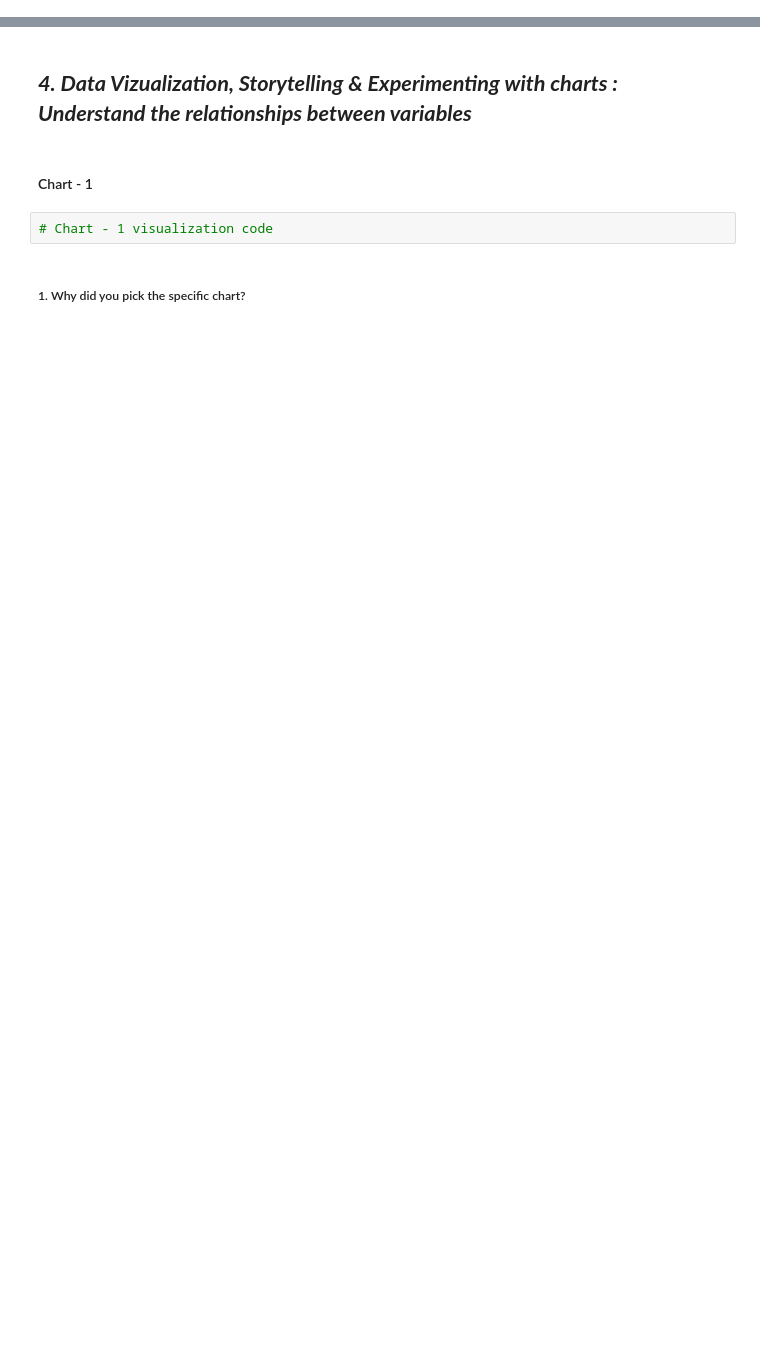
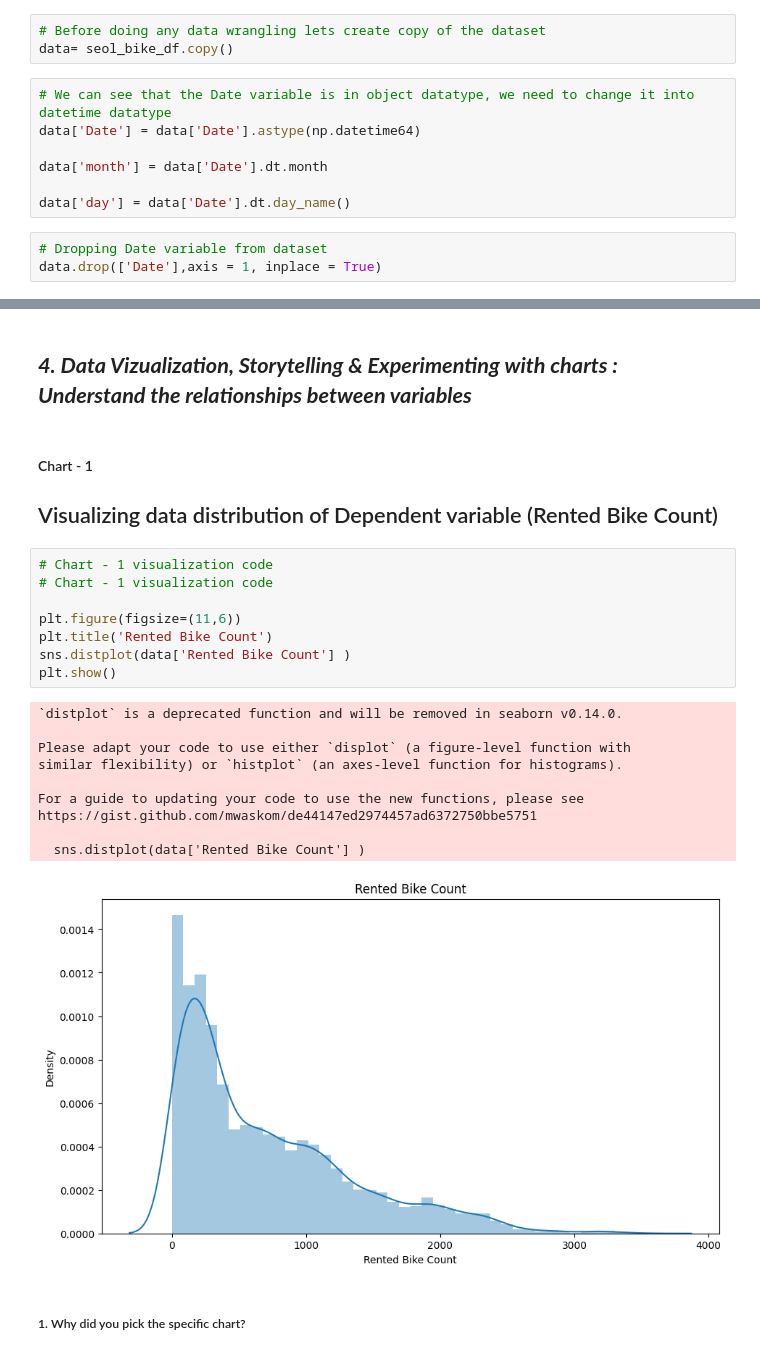
Before and after one commit to abhiwavhal/BIKE-SHARING-DEMAND-PREDICTION, a Jupyter notebook: Bike_Shearing_Demand_Prediction.ipynb, the cells around one changed output, grey strips where cells are left out. Saved outputs shown, nothing was run; the diff lists cells and outputs as text; blank space fills up the shorter version.

```diff
--- a/Bike_Shearing_Demand_Prediction.ipynb
+++ b/Bike_Shearing_Demand_Prediction.ipynb
@@ -157,0 +338,13 @@ Answer Here
+# %%
+# Before doing any data wrangling lets create copy of the dataset
+data= seol_bike_df.copy()
+# %%
+# We can see that the Date variable is in object datatype, we need to change it into datetime datatype
+data['Date'] = data['Date'].astype(np.datetime64)
+
+data['month'] = data['Date'].dt.month
+
+data['day'] = data['Date'].dt.day_name()
+# %%
+# Dropping Date variable from dataset
+data.drop(['Date'],axis = 1, inplace = True)
@@ -162,8 +400,26 @@ Answer Here.
 # %% [markdown]
 ## ***4. Data Vizualization, Storytelling & Experimenting with charts : Understand the relationships between variables***
-# %% [markdown]
-#### Chart - 1
-# %%
-# Chart - 1 visualization code
+# %% [markdown]
+#### Chart - 1
+## Visualizing data distribution of Dependent variable (Rented Bike Count)
+# %%
+# Chart - 1 visualization code
+# Chart - 1 visualization code
+
+plt.figure(figsize=(11,6))
+plt.title('Rented Bike Count')
+sns.distplot(data['Rented Bike Count'] )
+plt.show()
+# %% [output]
+`distplot` is a deprecated function and will be removed in seaborn v0.14.0.
+
+Please adapt your code to use either `displot` (a figure-level function with
+similar flexibility) or `histplot` (an axes-level function for histograms).
+
+For a guide to updating your code to use the new functions, please see
+https://gist.github.com/mwaskom/de44147ed2974457ad6372750bbe5751
+
+  sns.distplot(data['Rented Bike Count'] )
+[figure, added]
 # %% [markdown]
 ##### 1. Why did you pick the specific chart?
```
Also changed, not shown: parts of 102 cells of this notebook.
